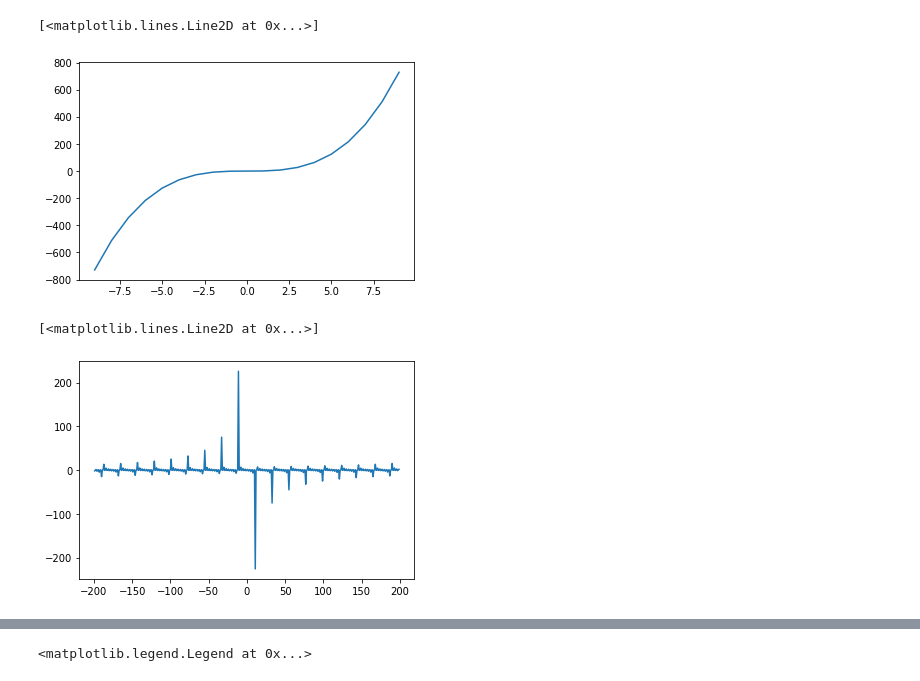
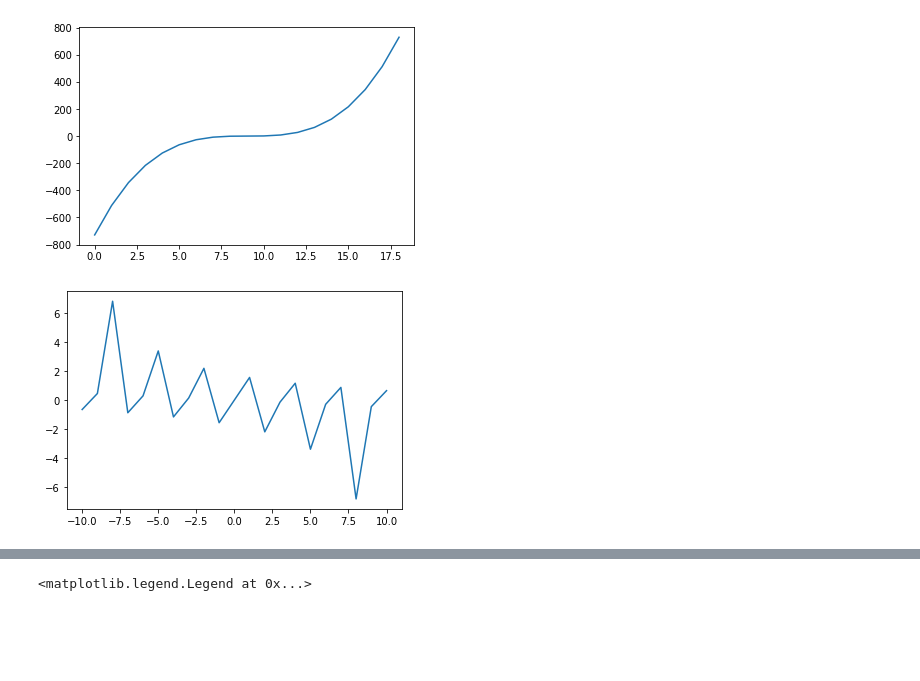
Before and after one commit to aleclhartman/python-exercises, a Jupyter notebook: 4.8.2_matplotlib_exercises.ipynb, the cells around one changed output, grey strips where cells are left out. Drawn from its saved outputs; the diff is of its cells as text; code cells hidden in the pictures; blank space fills up the shorter version.

```diff
--- a/4.8.2_matplotlib_exercises.ipynb
+++ b/4.8.2_matplotlib_exercises.ipynb
@@ -24,15 +31,15 @@ plt.plot(x, y)
 x = range(-9,10)
 y = [x**3 for x in x]
 
-plt.plot(x, y)
+plt.plot(y)
+plt.show()
 # %% [output]
-[<matplotlib.lines.Line2D at 0x...>]
-[figure, old version]
+[figure, new version]
 # %%
-x = range(-199,200)
+x = range(-10,11)
 y = [math.tan(x) for x in x]
 
 plt.plot(x, y)
+plt.show()
 # %% [output]
-[<matplotlib.lines.Line2D at 0x...>]
-[figure, old version]
+[figure, new version]
```
Also changed, not shown: parts of 7 cells of this notebook, 1 other file.
